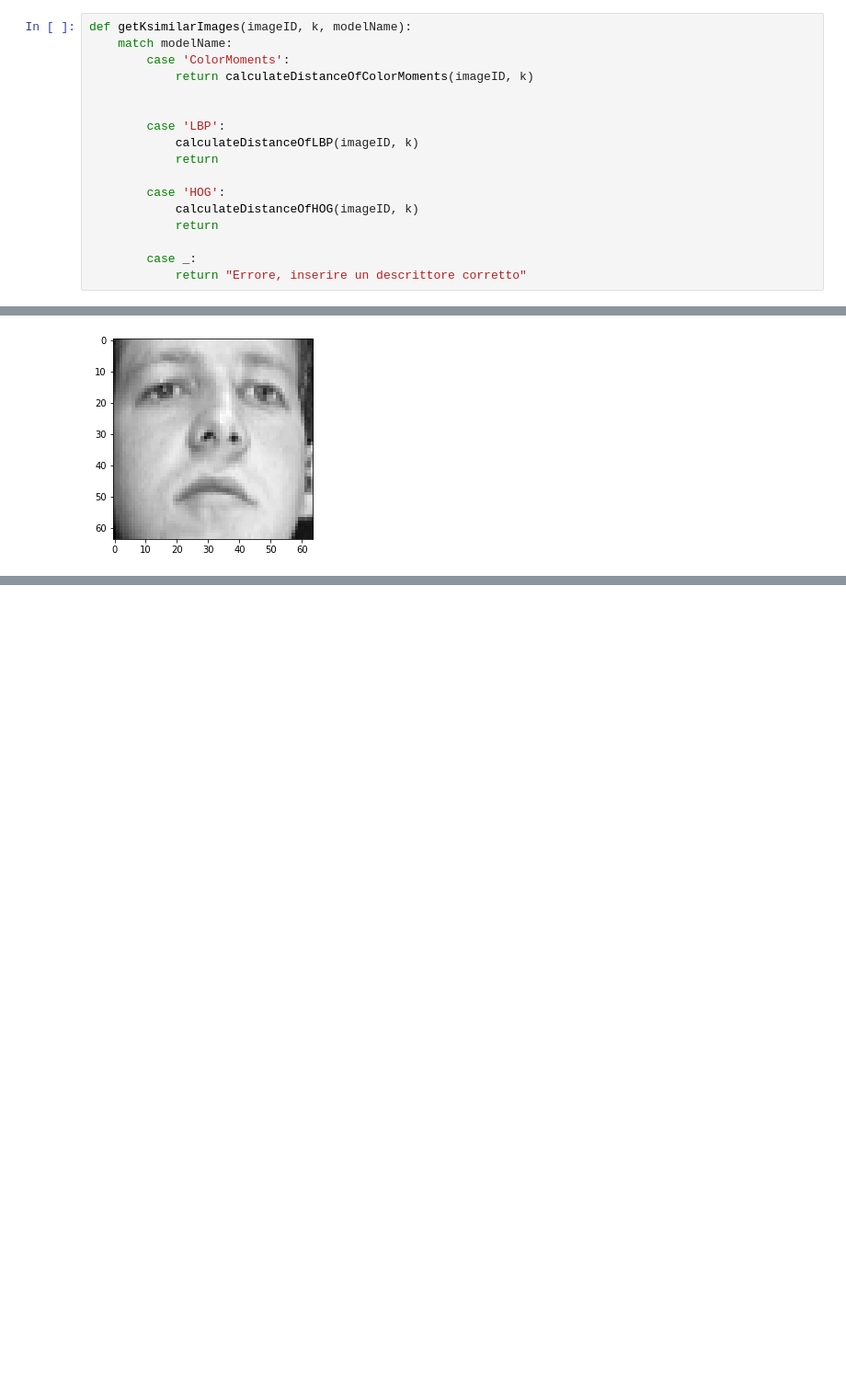
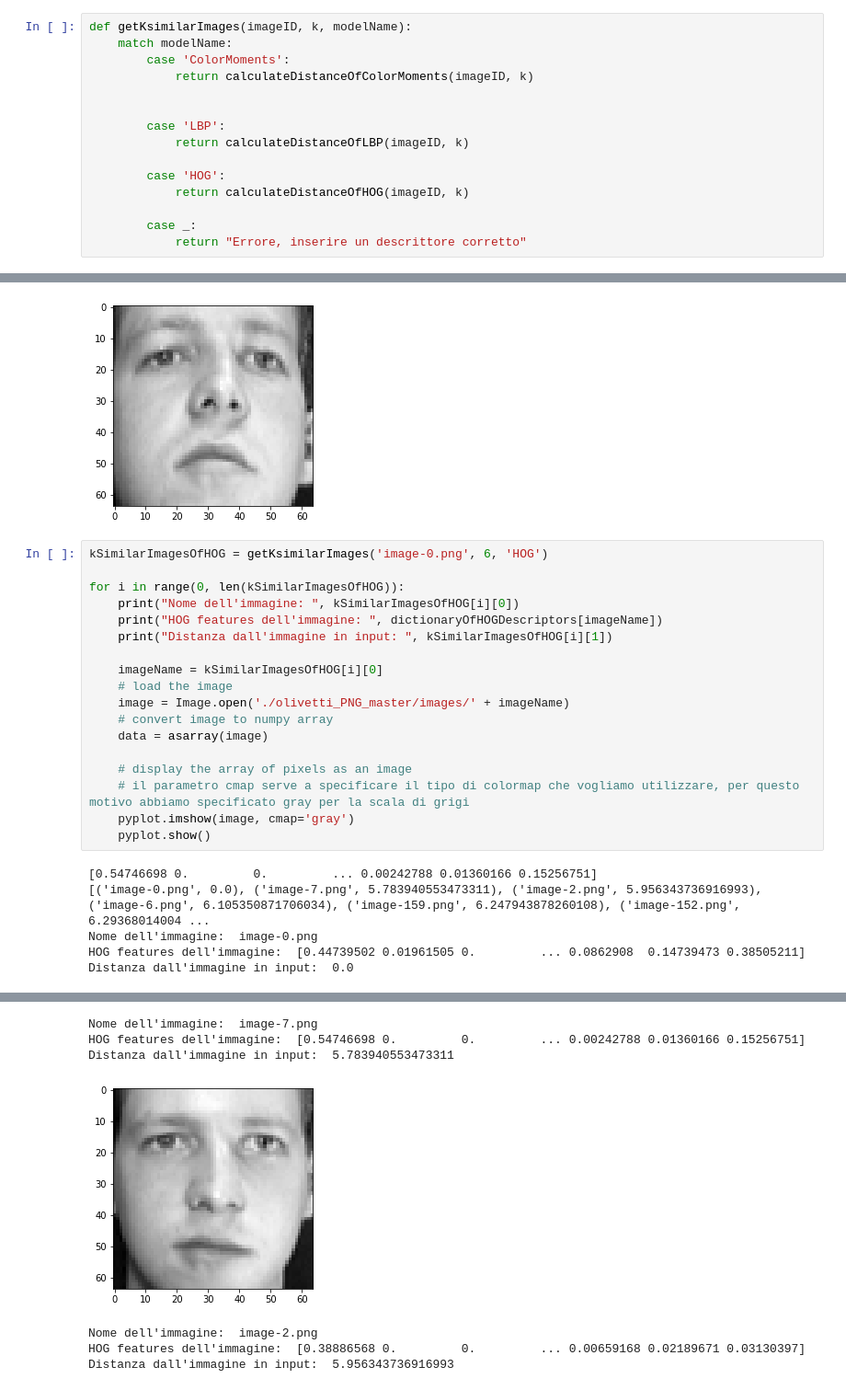
Before and after one commit to LivioScarpi/Progetto_DBM, a Jupyter notebook: task2.ipynb, the cells around one changed output, grey strips where cells are left out. Shown: that part at 92% size. Cells and saved outputs as stored; diff of their text form; blank space fills up the shorter version.

Commit message:
chore: aggiunta la visualizzazione delle k immagini più simili secondo la distanza euclidea e le feature HOG

```diff
--- a/task2.ipynb
+++ b/task2.ipynb
@@ -91,12 +91,10 @@ def getKsimilarImages(imageID, k, modelName):
 
 
         case 'LBP':
-            calculateDistanceOfLBP(imageID, k)
-            return
+            return calculateDistanceOfLBP(imageID, k)
 
         case 'HOG':
-            calculateDistanceOfHOG(imageID, k)
-            return
+            return calculateDistanceOfHOG(imageID, k)
 
         case _:
             return "Errore, inserire un descrittore corretto"
@@ -181,3 +205,27 @@ Nome dell'immagine:  image-8.png
 Color moments dell'immagine:  [182.3577806122449, 22.743643982733467, 0.21789782732380528]
 Distanza dall'immagine in input:  4.655818088171796
 [figure]
+# %%
+kSimilarImagesOfHOG = getKsimilarImages('image-0.png', 6, 'HOG')
+
+for i in range(0, len(kSimilarImagesOfHOG)):
+    print("Nome dell'immagine: ", kSimilarImagesOfHOG[i][0])
+    print("HOG features dell'immagine: ", dictionaryOfHOGDescriptors[imageName])
+    print("Distanza dall'immagine in input: ", kSimilarImagesOfHOG[i][1])
+
+    imageName = kSimilarImagesOfHOG[i][0]
+    # load the image
+    image = Image.open('./olivetti_PNG_master/images/' + imageName)
+    # convert image to numpy array
+    data = asarray(image)
+
+    # display the array of pixels as an image
+    # il parametro cmap serve a specificare il tipo di colormap che vogliamo utilizzare, per questo motivo abbiamo specificato gray per la scala di grigi
+    pyplot.imshow(image, cmap='gray')
+    pyplot.show()
+# %% [output]
+[0.54746698 0.         0.         ... 0.00242788 0.01360166 0.15256751]
+[('image-0.png', 0.0), ('image-7.png', 5.783940553473311), ('image-2.png', 5.956343736916993), ('image-6.png', 6.105350871706034), ('image-159.png', 6.247943878260108), ('image-152.png', 6.29368014004 ...
+Nome dell'immagine:  image-0.png
+HOG features dell'immagine:  [0.44739502 0.01961505 0.         ... 0.0862908  0.14739473 0.38505211]
+Distanza dall'immagine in input:  0.0
@@ -183,0 +233,7 @@ Distanza dall'immagine in input:  4.655818088171796
+Nome dell'immagine:  image-7.png
+HOG features dell'immagine:  [0.54746698 0.         0.         ... 0.00242788 0.01360166 0.15256751]
+Distanza dall'immagine in input:  5.783940553473311
+[figure, added]
+Nome dell'immagine:  image-2.png
+HOG features dell'immagine:  [0.38886568 0.         0.         ... 0.00659168 0.02189671 0.03130397]
+Distanza dall'immagine in input:  5.956343736916993
```
Also changed, not shown: parts of 3 cells of this notebook.
